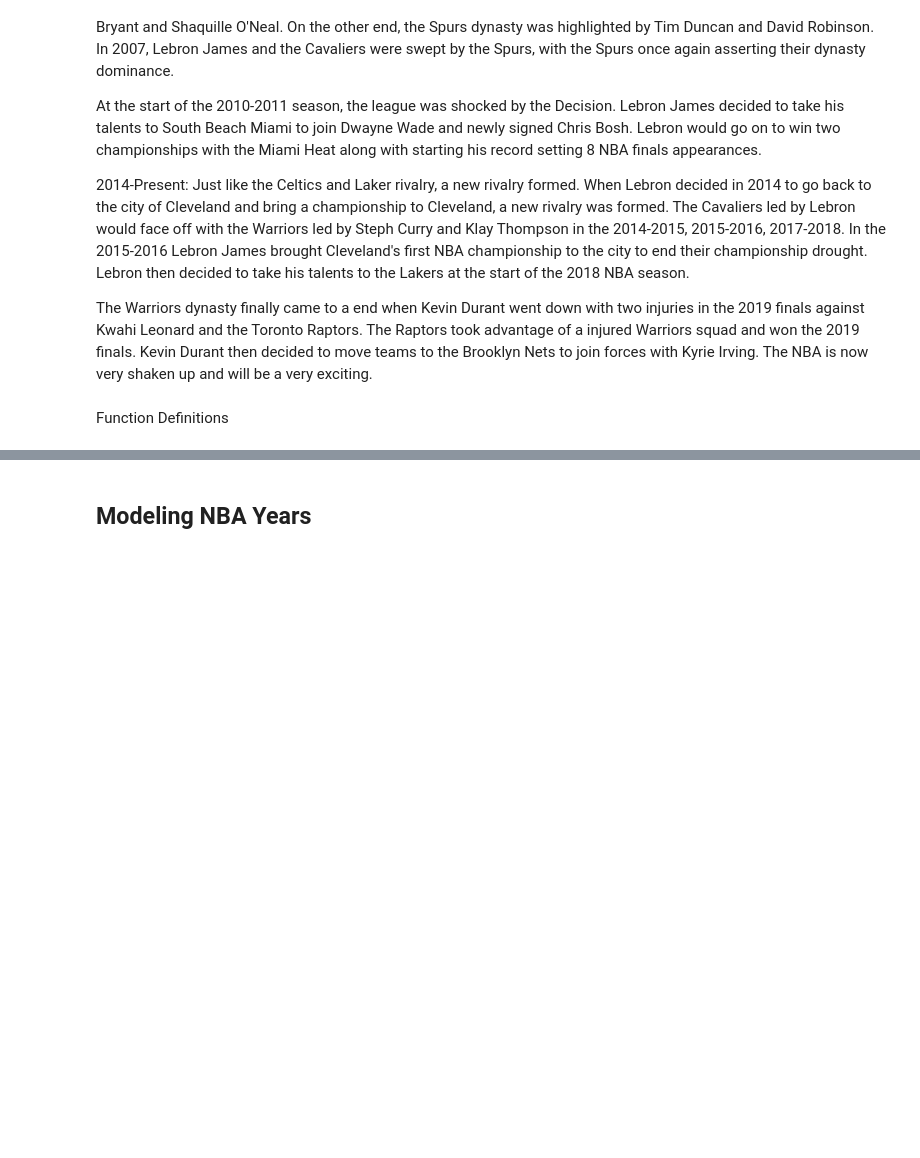
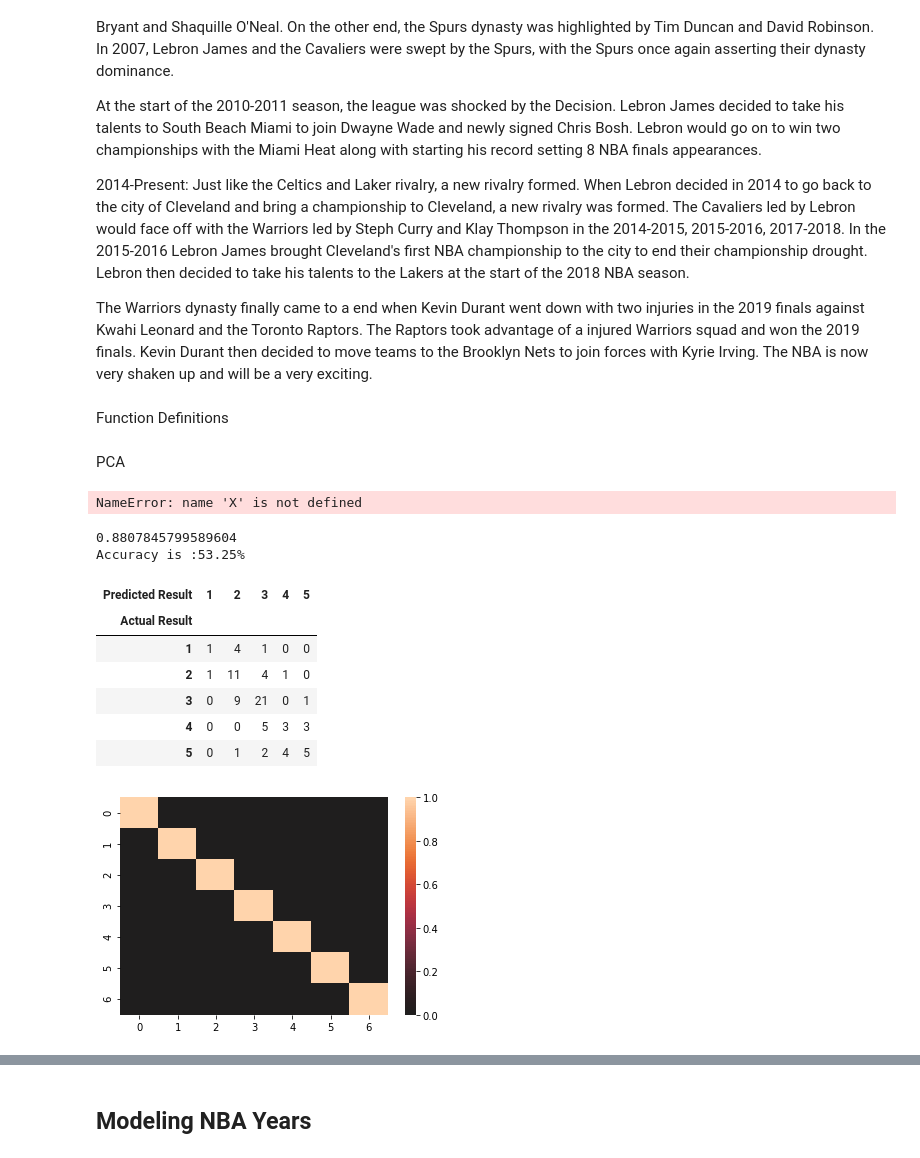
Before and after one commit to gabertooth/dsc-mod-5-project-online-ds-pt-021119, a Jupyter notebook: student.ipynb, the cells around one changed output, grey strips where cells are left out. Saved outputs shown, nothing was run; the diff lists cells and outputs as text; code cells hidden in the pictures; blank space fills up the shorter version.

```diff
--- a/student.ipynb
+++ b/student.ipynb
@@ -337,3 +337,28 @@ def ADABOOST(X, y):
     print("Accuracy is :{0}%".format(acc))
     print(classification_report(y_test,y_pred))
     return pd.crosstab(y_test, y_pred, rownames=['Actual Result'], colnames=['Predicted Result'])
+# %% [markdown]
+PCA
+# %%
+def PCA_random_forest(X,y,n):
+    X_train, X_test, y_train, y_test =train_test_split(X,y, test_size=.2)
+
+    scaler=StandardScaler()
+    scaler.fit(X_train)
+
+    X_train= scaler.transform(X_train)
+    X_test= scaler.transform(X_test)
+
+    pca= PCA(n_components=n)
+
+    pca.fit(X)
+
+    X_train= pca.transform(X_train)
+    X_test= pca.transform(X_test)
+
+    clf= RandomForestClassifier(random_state=0)
+    clf.fit(X_train, y_train)
+    preds= clf.predict(X_test)
+    acc = round(accuracy_score(preds, y_test) * 100,2)
+    print("Accuracy is :{0}%".format(acc))
+    return pd.crosstab(y_test, preds, rownames=['Actual Result'], colnames=['Predicted Result'])
@@ -339,0 +388,23 @@ def ADABOOST(X, y):
+# %%
+PCA_n(X,y)
+# %% [output]
+NameError: name 'X' is not defined
+# %%
+pca = PCA(n_components=7)
+principalComponents = pca.fit_transform(X_scaled)
+print(np.sum(pca.explained_variance_ratio_))
+
+sns.heatmap(pd.DataFrame(principalComponents).corr(), center=0)
+
+PCA_random_forest(X_scaled,y,5)
+# %% [output]
+0.8807845799589604
+Accuracy is :53.25%
+| Predicted Result | 1 | 2 | 3 | 4 | 5 |
+| Actual Result |  |  |  |  |  |
+| 1 | 1 | 4 | 1 | 0 | 0 |
+| 2 | 1 | 11 | 4 | 1 | 0 |
+| 3 | 0 | 9 | 21 | 0 | 1 |
+| 4 | 0 | 0 | 5 | 3 | 3 |
+| 5 | 0 | 1 | 2 | 4 | 5 |
+[figure, added]
```
Also changed, not shown: parts of 54 cells of this notebook.
